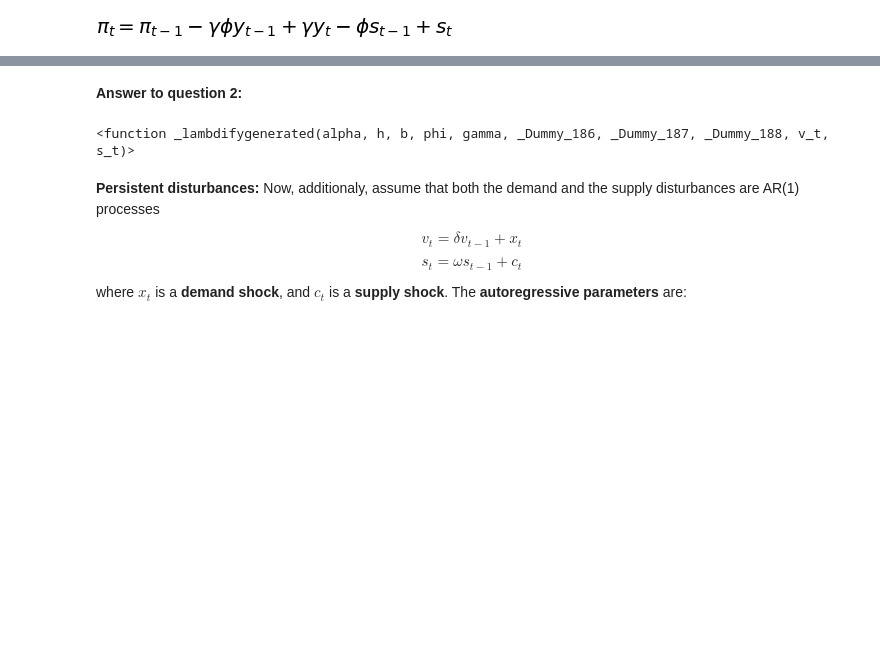
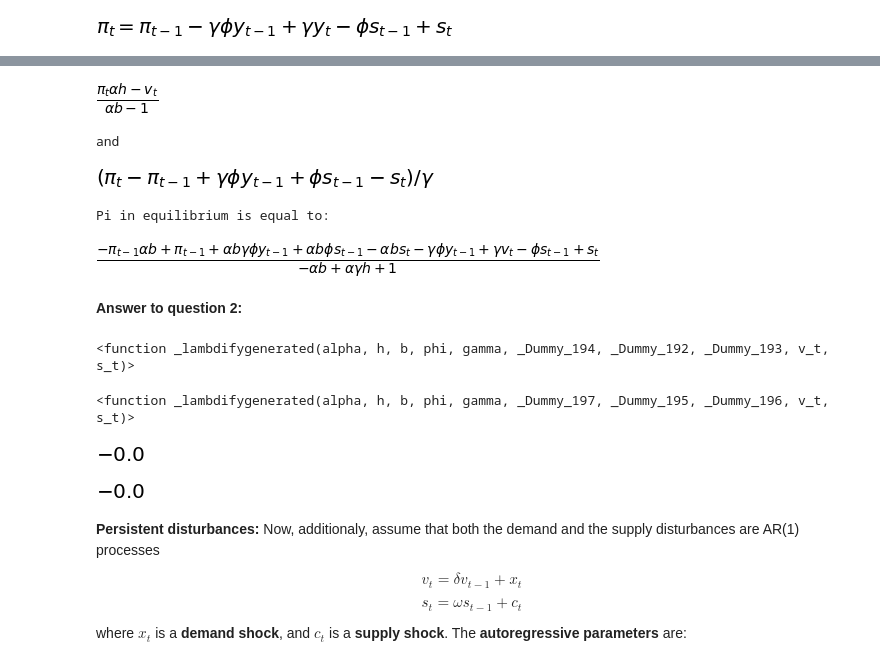
Before and after one commit to KristinaMariaSoerensen/projects-2019-chx, a Jupyter notebook: examproject/exam_2019.ipynb, the cells around one changed output, grey strips where cells are left out. Saved outputs shown, nothing was run; the diff lists cells and outputs as text; code cells hidden in the pictures; blank space fills up the shorter version.

```diff
--- a/examproject/exam_2019.ipynb
+++ b/examproject/exam_2019.ipynb
@@ -238,6 +235,6 @@ s_past = sm.symbols('s_{t-1}')
 # %%
 # AD-curve:
-ad = sm.Eq(pi_t,(1/(h*alpha))*(v_t-(1-b*alpha)*y_t))
+ad = sm.Eq(pi_t,1/(h*alpha)*(v_t-(1-b*alpha)*y_t))
 ad
 # %% [output]
 [figure]
@@ -268,11 +262,60 @@ solve
+# %%
+# We solve the AD-equation for y_t
+y_ad = sm.solve(ad, y_t)[0]
+display(y_ad)
+print('and')
+#And the SRAS-curve for y_t
+y_sras = sm.solve(sras, y_t)[0]
+display(y_sras)
+
+equal = sm.Eq(y_ad, y_sras)
+pi_equal = sm.solve(equal,pi_t)[0]
+print('Pi in equilibrium is equal to:')
+pi_equal
+# %% [output]
+[figure, added]
+and
+[figure, added]
+Pi in equilibrium is equal to:
+[figure, added]
 # %% [markdown]
 **Answer to question 2:**
 # %%
-_sol_func = sm.lambdify((alpha,h,b,phi,gamma,pi_past,y_past,s_past,v_t,s_t),solve)
-
-_sol_func
+sol_func_y = sm.lambdify((alpha,h,b,phi,gamma,pi_past,y_past,s_past,v_t,s_t),y_equal)
+display(sol_func_y)
+sol_func_pi = sm.lambdify((alpha,h,b,phi,gamma,pi_past,y_past,s_past,v_t,s_t),pi_equal)
+display(sol_func_pi)
 # %% [output]
-<function _lambdifygenerated(alpha, h, b, phi, gamma, _Dummy_186, _Dummy_187, _Dummy_188, v_t, s_t)>
+<function _lambdifygenerated(alpha, h, b, phi, gamma, _Dummy_194, _Dummy_192, _Dummy_193, v_t, s_t)>
+<function _lambdifygenerated(alpha, h, b, phi, gamma, _Dummy_197, _Dummy_195, _Dummy_196, v_t, s_t)>
+# %%
+# Variable values
+var_y = {}
+var_pi = {}
+
+var_y['_Dummy_194'] = 0 # pi_past
+var_y['_Dummy_192'] = 0 # y_past
+var_y['_Dummy_193'] = 0 # s_past
+var_y['v_t'] = 0
+var_y['s_t'] = 0
+
+var_pi['_Dummy_197'] = 0 # pi_past
+var_pi['_Dummy_195'] = 0 # y_past
+var_pi['_Dummy_196'] = 0 # s_past
+var_pi['v_t'] = 0
+var_pi['s_t'] = 0
+
+y_res = sol_func_y(**par,**var_y)
+display(y_res)
+
+pi_res = sol_func_pi(**par,**var_pi)
+display(pi_res)
+
+var_y['v_shock'] = 0
+var_pi['v_shock'] = 0
+# %% [output]
+[figure, added]
+[figure, added]
 # %% [markdown]
 **Persistent disturbances:** Now, additionaly, assume that both the demand and the supply disturbances are AR(1) processes
 
```
Also changed, not shown: parts of 5 cells of this notebook.
